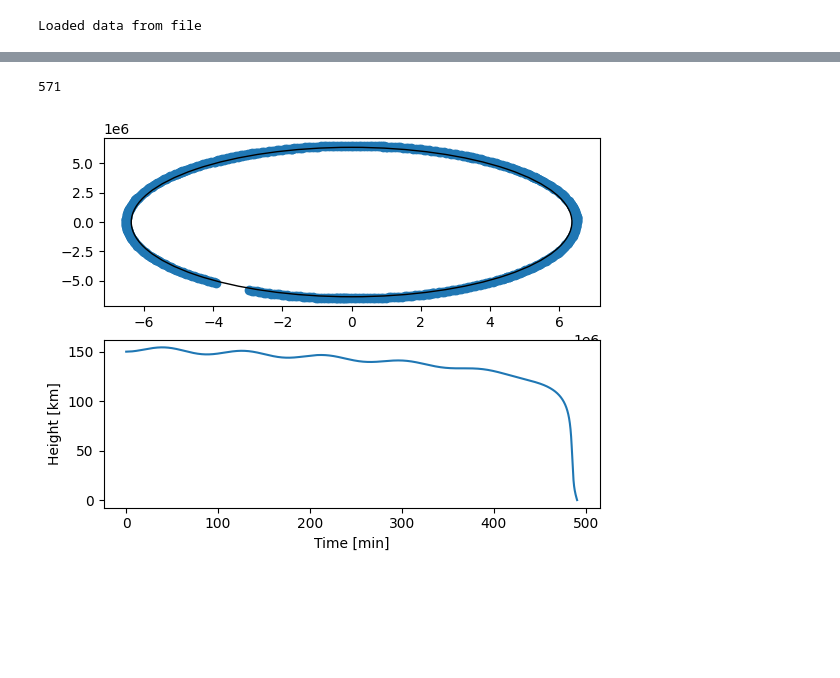
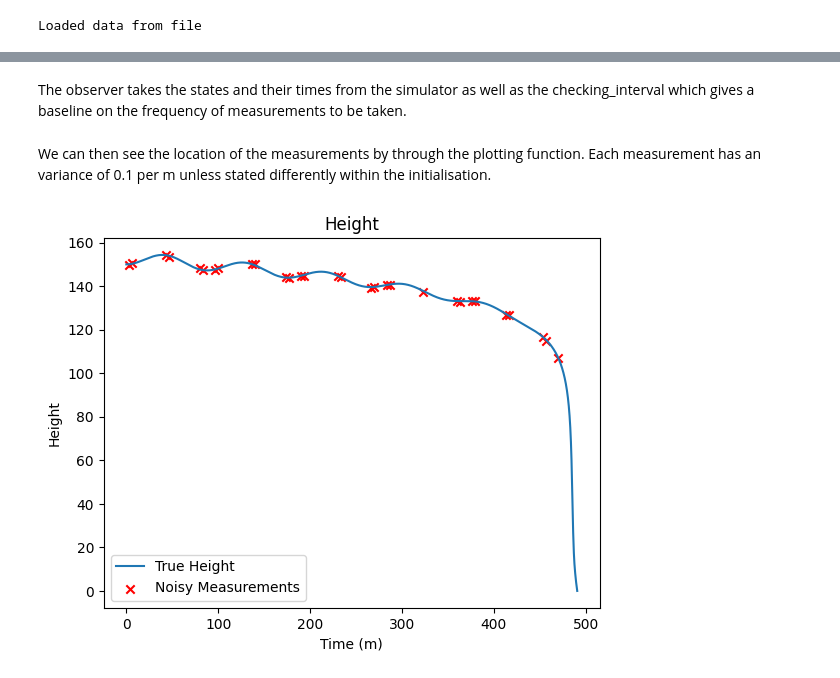
Before and after one commit to brendanbennett/deorbiter, a Jupyter notebook: examples/observation_example.ipynb, the cells around one changed output, grey strips where cells are left out. Drawn from its saved outputs; the diff is of its cells as text; code cells hidden in the pictures; blank space fills up the shorter version.

```diff
--- a/examples/observation_example.ipynb
+++ b/examples/observation_example.ipynb
@@ -8,6 +25,6 @@ from tqdm import tqdm
 # %%
 # Running simulator
-save_path = "eg/obs_example_2d/"
+save_path = "eg/example_2D/"
 
 sim_data = load_sim_data(save_path)
 sim_config = load_sim_config(save_path)
@@ -42,24 +46,2 @@ print(obs.positions_of_radars)
-# %%
-#this runs every 10 time steps of the sim data
-sim_states = sim_data.state_array()
-obs.run(sim_states, sim_data.times, 100)
-
-print(len(obs.observed_times))
-# %% [output]
-571
-# %%
-obs_states = obs.observed_states
-
-fig, (ax, ax1) = plt.subplots(2, 1)
-
-ax.scatter(obs_states[:, 0], obs_states[:, 1])
-earth = plt.Circle((0, 0), radius=deorbit.constants.EARTH_RADIUS, fill=False)
-ax.add_patch(earth)
-
-ax1.plot(np.array(sim_data.times) / 60, (np.linalg.norm(sim_states[:, :2], axis=1) - deorbit.constants.EARTH_RADIUS)/1000)
-ax1.set_ylabel("Height [km]")
-ax1.set_xlabel("Time [min]")
-
-plt.show()
-# %% [output]
-[figure, removed]
+# %% [markdown]
+The observer takes the states and their times from the simulator as well as the checking_interval which gives a baseline on the frequency of measurements to be taken.
@@ -65,0 +53,13 @@ plt.show()
+# %% [markdown]
+We can then see the location of the measurements by through the plotting function. Each measurement has an variance of 0.1 per m unless stated differently within the initialisation.
+# %%
+obs_states = obs.observed_states
+obs_times = obs.observed_times
+traj = sim_states[:, :2]
+
+
+plot_height(traj, sim_times, observations=obs_states, observation_times = obs_times)
+
+#plot this graph or trajectory graph??
+# %% [output]
+[figure, added]
```
Also changed, not shown: parts of 16 cells of this notebook, 1 other file.
